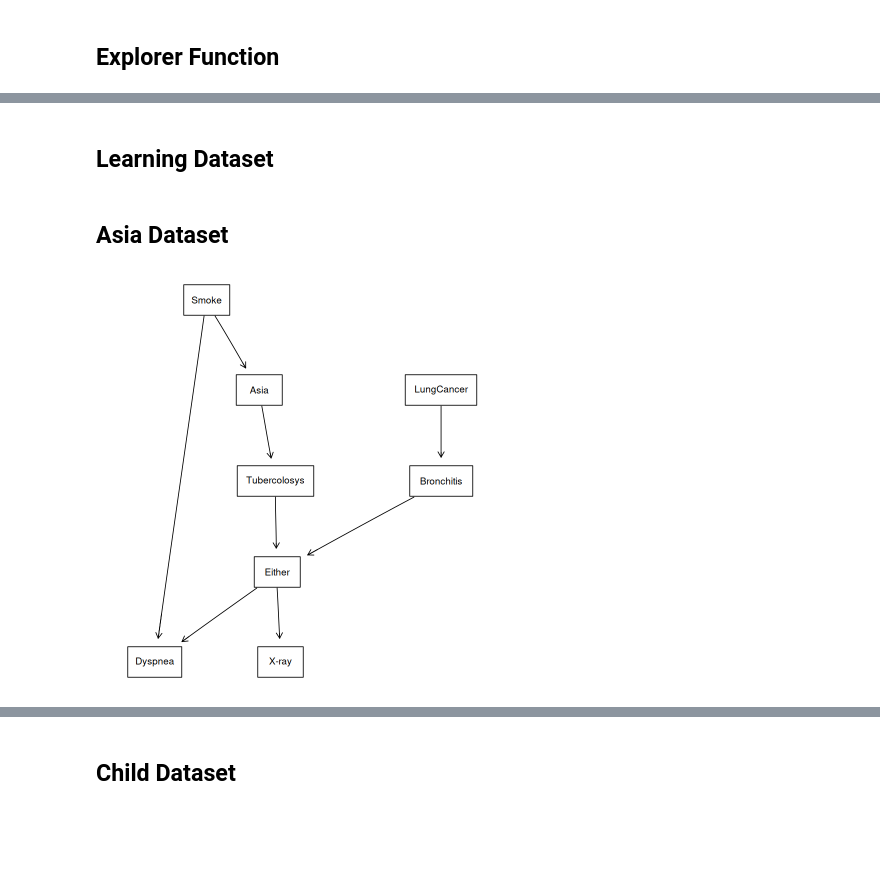
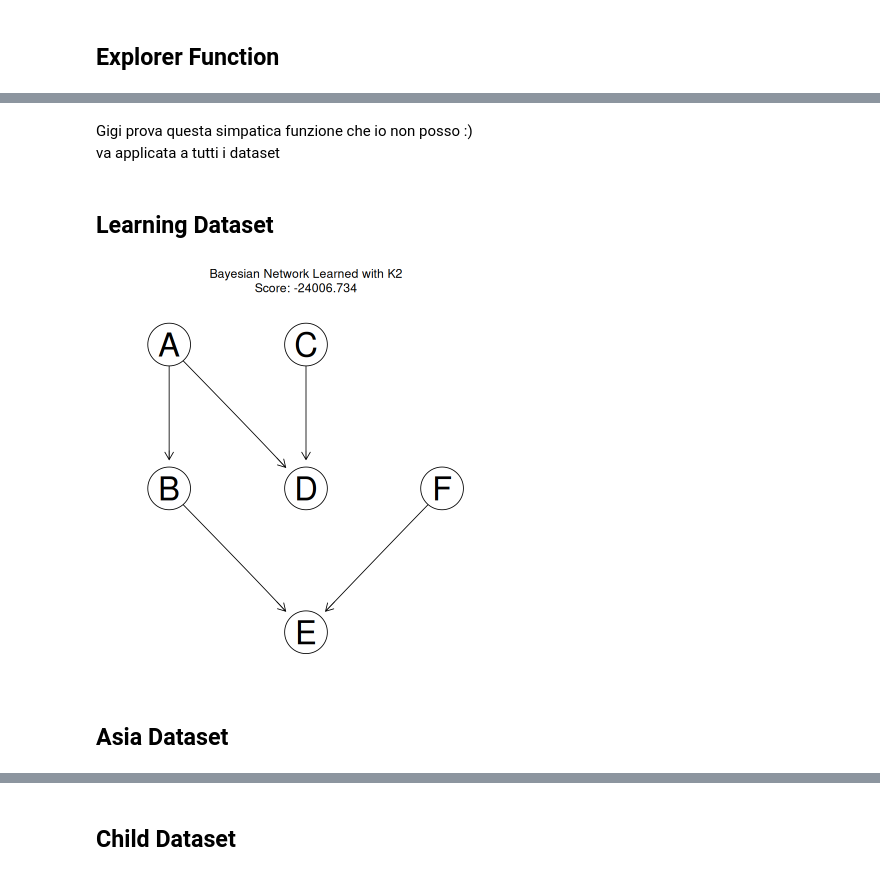
Before and after one commit to sofiadilucia/Bayesian-Networks, a Jupyter notebook: k2_algo.ipynb, the cells around one changed output, grey strips where cells are left out. Cells and saved outputs as stored; diff of their text form; code cells hidden in the pictures; blank space fills up the shorter version.

```diff
--- a/k2_algo.ipynb
+++ b/k2_algo.ipynb
@@ -175,8 +177,6 @@ explo_scorer_single <- function(dataset, n_permutations = 1000, upperbound=2) {
 
   set.seed(8)
   cols <- colnames(dataset)
-
-
 
   ncols <- length(cols)
 
@@ -210,6 +210,7 @@ explo_scorer_single <- function(dataset, n_permutations = 1000, upperbound=2) {
     best.order[i] <- row_permutation
     #cat('Running iteration', i, "\n")
   }
+  max.score <- max(best.score)   # SOFIA
   idx <- which.max(best.score)
 
   end <- Sys.time()
@@ -217,8 +218,9 @@ explo_scorer_single <- function(dataset, n_permutations = 1000, upperbound=2) {
   #cat("\nExecution Time:", execution.time, "s\n")
 
   # Return best.score or best ordering if needed
-  return(list('dag'=best.dag[[idx]], 'order'=best.order[[idx]], 'exec_time'=execution.time))
+  return(list('dag'=best.dag[[idx]], 'order'=best.order[[idx]], 'exec_time'=execution.time, "score" = max.score))  # SOFIA
 }
+
 explo_scorer <- function(dataset, n_permutations = 1000, upperbound=2) {
   start <- Sys.time()
   set.seed(8)
@@ -242,12 +244,36 @@ explo_scorer <- function(dataset, n_permutations = 1000, upperbound=2) {
 
   # Extract scores and find the best
   scores <- sapply(results, function(x) x$score)
+  max.score <- max(scores)    #SOFIA
   idx <- which.max(scores)
 
   end <- Sys.time()
   execution.time <- difftime(time1 = end, time2 = start, units = "secs")
 
-  return(list('dag' = results[[idx]]$dag, 'order' = results[[idx]]$order, 'exec_time' = execution.time))
+  return(list('dag' = results[[idx]]$dag, 'order' = results[[idx]]$order, 'exec_time' = execution.time, 'score' = max.score))  # SOFIA
 }
+# %% [markdown]
+Gigi prova questa simpatica funzione che io non posso :) <br> va applicata a tutti i dataset
+# %%
+best.net <- function(data, n_permutations = 1000, upperbound=2) {
+    result <- explo_scorer(data, n_permutations, upperbound)
+
+    result.dag <- result$dag
+    result.order <- result$order
+    result.exec.566time <- result$exec_time
+    result.score <- result$score
+
+    #pdf("learned_network_plot.pdf")
+    graphviz.plot(x = result.dag,
+                  highlight = NULL,
+                  layout = "dot",
+                  shape = "circle",
+                  fontsize = 12,
+                  main = paste("Bayesian Network Learned with K2\nScore:", round(result.score, 3)),
+                  render = TRUE)
+    #dev.off()
+
+    return(result)
+}
 # %% [markdown]
 ## Learning Dataset
@@ -265,7 +280,6 @@ graphviz.plot(dag)
+# %%
+learning.result <- best.net(data = dataset(learning.test), n_permutations = 2000, upperbound = 2)
+# %% [output]
+[figure, added]
 # %% [markdown]
 ## Asia Dataset
-# %%
-result <- explo_scorer(dataset = dataset(asia()), upperbound = 2,n_permutations = 2000)
-graphviz.plot(result$dag)
-# %% [output]
-[figure, removed]
```
Also changed, not shown: parts of 29 cells of this notebook.
